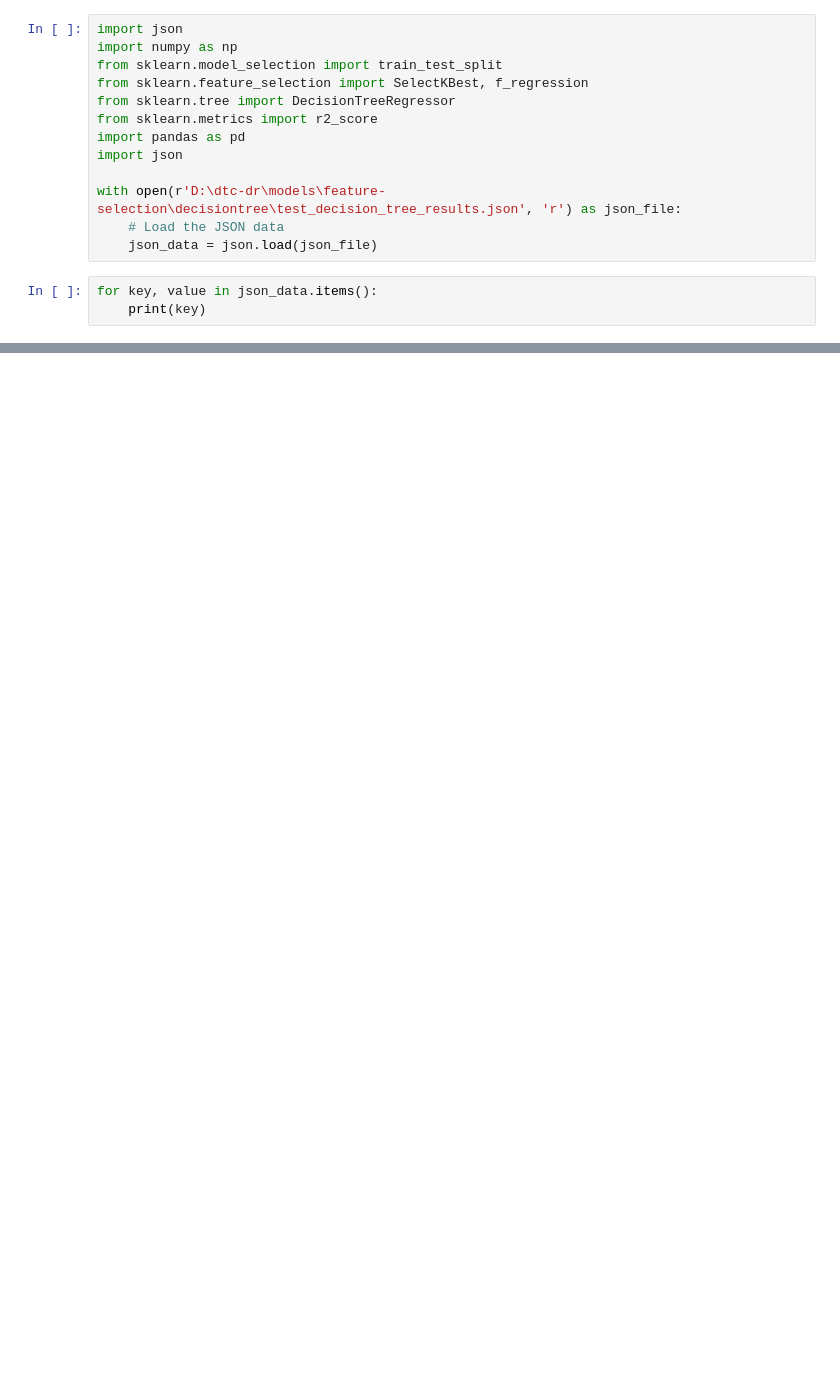
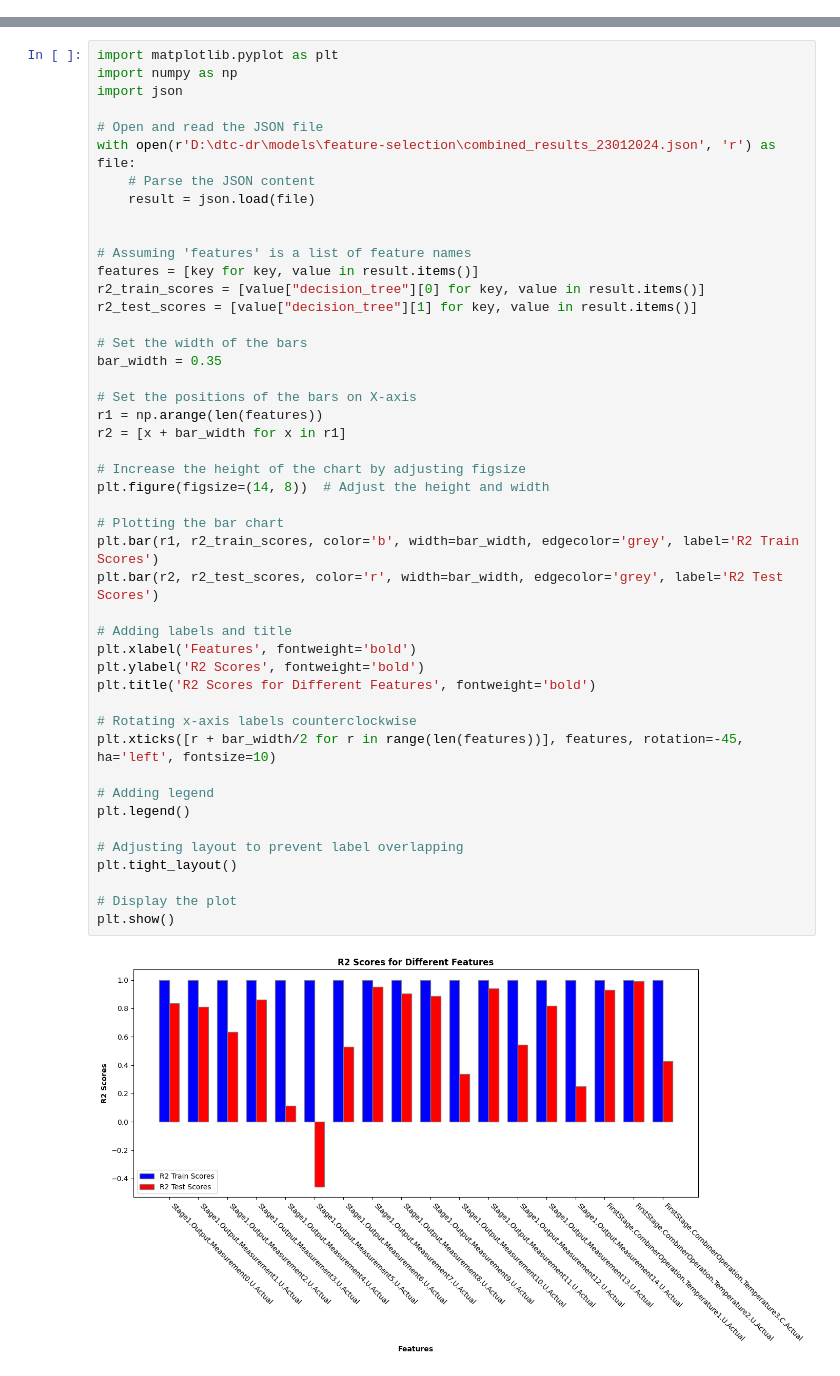
Before and after one commit to HuyChu92/dtc-dr, a Jupyter notebook: models/feature-selection/decisiontree/cv/cvscores.ipynb, the cells around one changed output, grey strips where cells are left out. Drawn from its saved outputs; the diff is of its cells as text; blank space fills up the shorter version.

```diff
--- a/models/feature-selection/decisiontree/cv/cvscores.ipynb
+++ b/models/feature-selection/decisiontree/cv/cvscores.ipynb
@@ -1,16 +0,0 @@
-# %%
-import json
-import numpy as np
-from sklearn.model_selection import train_test_split
-from sklearn.feature_selection import SelectKBest, f_regression
-from sklearn.tree import DecisionTreeRegressor
-from sklearn.metrics import r2_score
-import pandas as pd
-import json
-
-with open(r'D:\dtc-dr\models\feature-selection\decisiontree\test_decision_tree_results.json', 'r') as json_file:
-    # Load the JSON data
-    json_data = json.load(json_file)
-# %%
-for key, value in json_data.items():
-    print(key)
@@ -35,0 +1,48 @@ FirstStage.CombinerOperation.Temperature3.C.Actual
+# %%
+import matplotlib.pyplot as plt
+import numpy as np
+import json
+
+# Open and read the JSON file
+with open(r'D:\dtc-dr\models\feature-selection\combined_results_23012024.json', 'r') as file:
+    # Parse the JSON content
+    result = json.load(file)
+
+
+# Assuming 'features' is a list of feature names
+features = [key for key, value in result.items()]
+r2_train_scores = [value["decision_tree"][0] for key, value in result.items()]
+r2_test_scores = [value["decision_tree"][1] for key, value in result.items()]
+
+# Set the width of the bars
+bar_width = 0.35
+
+# Set the positions of the bars on X-axis
+r1 = np.arange(len(features))
+r2 = [x + bar_width for x in r1]
+
+# Increase the height of the chart by adjusting figsize
+plt.figure(figsize=(14, 8))  # Adjust the height and width
+
+# Plotting the bar chart
+plt.bar(r1, r2_train_scores, color='b', width=bar_width, edgecolor='grey', label='R2 Train Scores')
+plt.bar(r2, r2_test_scores, color='r', width=bar_width, edgecolor='grey', label='R2 Test Scores')
+
+# Adding labels and title
+plt.xlabel('Features', fontweight='bold')
+plt.ylabel('R2 Scores', fontweight='bold')
+plt.title('R2 Scores for Different Features', fontweight='bold')
+
+# Rotating x-axis labels counterclockwise
+plt.xticks([r + bar_width/2 for r in range(len(features))], features, rotation=-45, ha='left', fontsize=10)
+
+# Adding legend
+plt.legend()
+
+# Adjusting layout to prevent label overlapping
+plt.tight_layout()
+
+# Display the plot
+plt.show()
+# %% [output]
+[figure, added]
```
Also changed, not shown: parts of 1 cell of this notebook, 16 other files.
